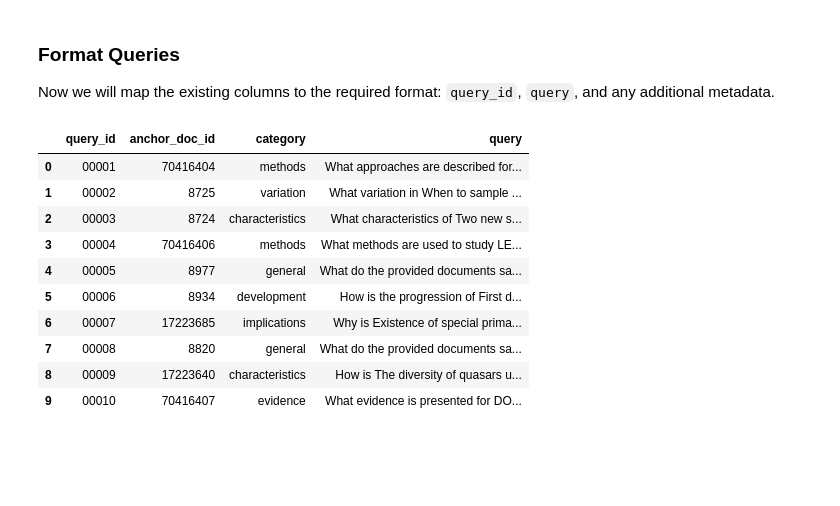
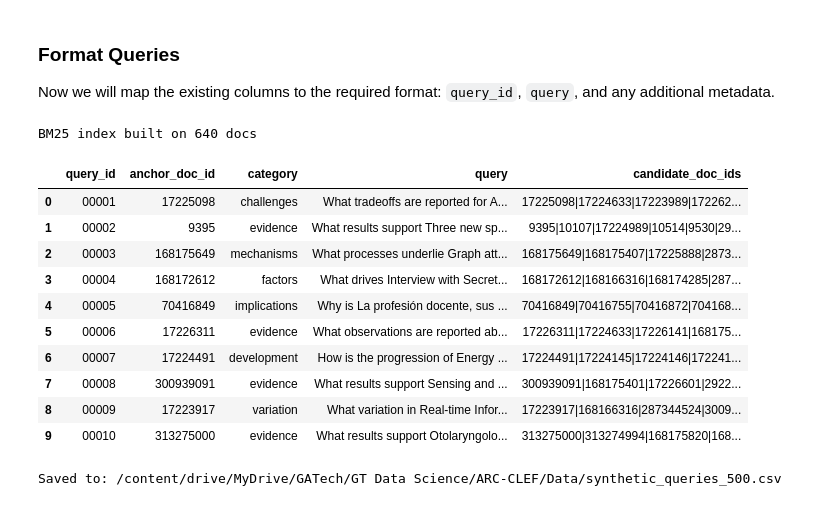
Before and after one commit to Brandon-Michaels/LongEval-RAG, a Jupyter notebook: notebooks/generateQueries.ipynb, the cells around one changed output. Saved outputs shown, nothing was run; the diff lists cells and outputs as text; code cells hidden in the pictures; blank space fills up the shorter version.

Commit message:
Update generate query w candidate set of docs

```diff
--- a/notebooks/generateQueries.ipynb
+++ b/notebooks/generateQueries.ipynb
@@ -449,3 +449,18 @@ def make_short_query_from_text(text, preferred_category=None, return_parts=False
             "query": query,
         }
     return query
+# %%
+from rank_bm25 import BM25Okapi
+import re
+
+def tokenize(text):
+    return re.findall(r"[a-z0-9]+", str(text).lower())
+
+df_sample["doc_id"] = df_sample["doc_id"].astype(str)
+df_sample["original_text"] = df_sample["original_text"].fillna("").astype(str)
+df_sample["tokens"] = df_sample["original_text"].apply(tokenize)
+
+bm25 = BM25Okapi(df_sample["tokens"].tolist())
+print("BM25 index built on", len(df_sample), "docs")
+# %% [output]
+BM25 index built on 640 docs
@@ -452,14 +481,30 @@ def make_short_query_from_text(text, preferred_category=None, return_parts=False
 # %%
-def generate_short_synthetic_queries(df, n=10, seed=42):
+def generate_short_synthetic_queries(df, bm25, n=500, seed=42, candidate_k=10):
     random.seed(seed)
+
     n = min(n, len(df))
     sample_idx = random.sample(range(len(df)), k=n)
 
     rows = []
     for j, idx in enumerate(sample_idx, start=1):
         text = df.loc[idx, "original_text"]
-        doc_id = df.loc[idx, "doc_id"]
+        doc_id = str(df.loc[idx, "doc_id"])
+
         out = make_short_query_from_text(text, return_parts=True)
+
+        candidate_doc_ids = retrieve_candidate_doc_ids(
+            query=out["query"],
+            docs_df=df,
+            bm25=bm25,
+            top_k=candidate_k,
+            exclude_doc_id=None,   # you can set this to doc_id if you want to exclude anchor
+        )
+
+        # optional: force anchor doc into candidate set
+        if doc_id not in candidate_doc_ids:
+            candidate_doc_ids = [doc_id] + candidate_doc_ids[:candidate_k-1]
+        else:
+            candidate_doc_ids = candidate_doc_ids[:candidate_k]
 
         rows.append({
             "query_id": f"{j:05d}",
@@ -467,21 +512,35 @@ def generate_short_synthetic_queries(df, n=10, seed=42):
             "topic": out["topic"],
             "category": out["category"],
             "query": out["query"],
+            "candidate_doc_ids": "|".join(candidate_doc_ids),   # save as pipe-delimited string
         })
 
     return pd.DataFrame(rows)
 # %%
-queries_df = generate_short_synthetic_queries(df_sample, n=10, seed=42)
-queries_df[["query_id", "anchor_doc_id", "category", "query"]]
+queries_df = generate_short_synthetic_queries(
+    df_sample,
+    bm25=bm25,
+    n=500,
+    seed=42,
+    candidate_k=10
+)
+
+queries_df[["query_id", "anchor_doc_id", "category", "query", "candidate_doc_ids"]].head(10)
 # %% [output]
-|  | query_id | anchor_doc_id | category | query |
-| 0 | 00001 | 70416404 | methods | What approaches are described for... |
-| 1 | 00002 | 8725 | variation | What variation in When to sample ... |
-| 2 | 00003 | 8724 | characteristics | What characteristics of Two new s... |
-| 3 | 00004 | 70416406 | methods | What methods are used to study LE... |
-| 4 | 00005 | 8977 | general | What do the provided documents sa... |
-| 5 | 00006 | 8934 | development | How is the progression of First d... |
-| 6 | 00007 | 17223685 | implications | Why is Existence of special prima... |
-| 7 | 00008 | 8820 | general | What do the provided documents sa... |
-| 8 | 00009 | 17223640 | characteristics | How is The diversity of quasars u... |
-| 9 | 00010 | 70416407 | evidence | What evidence is presented for DO... |
+|  | query_id | anchor_doc_id | category | query | candidate_doc_ids |
+| 0 | 00001 | 17225098 | challenges | What tradeoffs are reported for A... | 17225098|17224633|17223989|172262... |
+| 1 | 00002 | 9395 | evidence | What results support Three new sp... | 9395|10107|17224989|10514|9530|29... |
+| 2 | 00003 | 168175649 | mechanisms | What processes underlie Graph att... | 168175649|168175407|17225888|2873... |
+| 3 | 00004 | 168172612 | factors | What drives Interview with Secret... | 168172612|168166316|168174285|287... |
+| 4 | 00005 | 70416849 | implications | Why is La profesión docente, sus ... | 70416849|70416755|70416872|704168... |
+| 5 | 00006 | 17226311 | evidence | What observations are reported ab... | 17226311|17224633|17226141|168175... |
+| 6 | 00007 | 17224491 | development | How is the progression of Energy ... | 17224491|17224145|17224146|172241... |
+| 7 | 00008 | 300939091 | evidence | What results support Sensing and ... | 300939091|168175401|17226601|2922... |
+| 8 | 00009 | 17223917 | variation | What variation in Real-time Infor... | 17223917|168166316|287344524|3009... |
+| 9 | 00010 | 313275000 | evidence | What results support Otolaryngolo... | 313275000|313274994|168175820|168... |
+# %%
+csv_path = "/content/drive/MyDrive/GATech/GT Data Science/ARC-CLEF/Data/synthetic_queries_500.csv"
+queries_df.to_csv(csv_path, index=False)
+print("Saved to:", csv_path)
+# %% [output]
+Saved to: /content/drive/MyDrive/GATech/GT Data Science/ARC-CLEF/Data/synthetic_queries_500.csv
```
Also changed, not shown: parts of 4 cells of this notebook, 2 other files.
